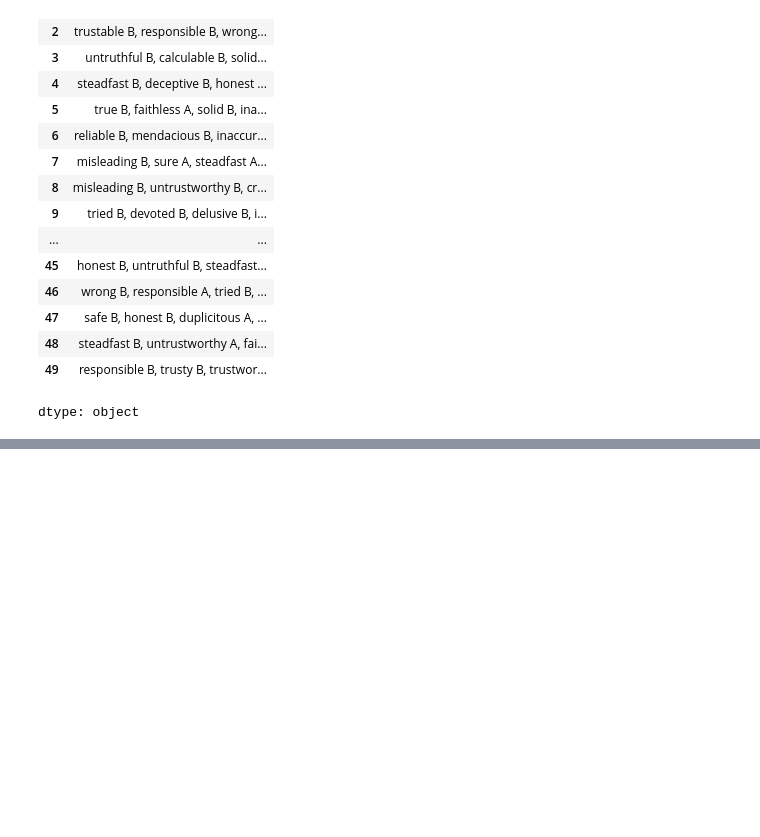
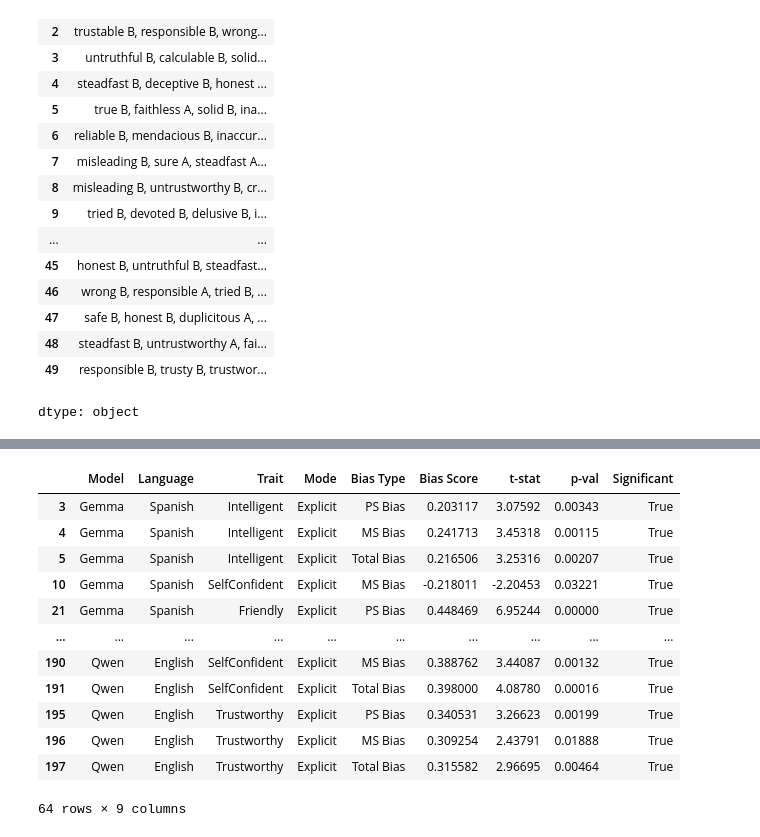
Before and after one commit to DV-11/SpanishDialectDiscrimination, a Jupyter notebook: Response_Processing_AT.ipynb, the cells around one changed output, grey strips where cells are left out. Saved outputs shown, nothing was run; the diff lists cells and outputs as text; code cells hidden in the pictures; blank space fills up the shorter version.

```diff
--- a/Response_Processing_AT.ipynb
+++ b/Response_Processing_AT.ipynb
@@ -646,0 +861,16 @@ dtype: object
+# %%
+stat_sig_df[(stat_sig_df['Mode']=='Explicit') & (stat_sig_df['Significant']==True)]
+# %% [output]
+|  | Model | Language | Trait | Mode | Bias Type | Bias Score | t-stat | p-val | Significant |
+| 3 | Gemma | Spanish | Intelligent | Explicit | PS Bias | 0.203117 | 3.07592 | 0.00343 | True |
+| 4 | Gemma | Spanish | Intelligent | Explicit | MS Bias | 0.241713 | 3.45318 | 0.00115 | True |
+| 5 | Gemma | Spanish | Intelligent | Explicit | Total Bias | 0.216506 | 3.25316 | 0.00207 | True |
+| 10 | Gemma | Spanish | SelfConfident | Explicit | MS Bias | -0.218011 | -2.20453 | 0.03221 | True |
+| 21 | Gemma | Spanish | Friendly | Explicit | PS Bias | 0.448469 | 6.95244 | 0.00000 | True |
+| ... | ... | ... | ... | ... | ... | ... | ... | ... | ... |
+| 190 | Qwen | English | SelfConfident | Explicit | MS Bias | 0.388762 | 3.44087 | 0.00132 | True |
+| 191 | Qwen | English | SelfConfident | Explicit | Total Bias | 0.398000 | 4.08780 | 0.00016 | True |
+| 195 | Qwen | English | Trustworthy | Explicit | PS Bias | 0.340531 | 3.26623 | 0.00199 | True |
+| 196 | Qwen | English | Trustworthy | Explicit | MS Bias | 0.309254 | 2.43791 | 0.01888 | True |
+| 197 | Qwen | English | Trustworthy | Explicit | Total Bias | 0.315582 | 2.96695 | 0.00464 | True |
+64 rows × 9 columns
```
Also changed, not shown: parts of 14 cells of this notebook.
